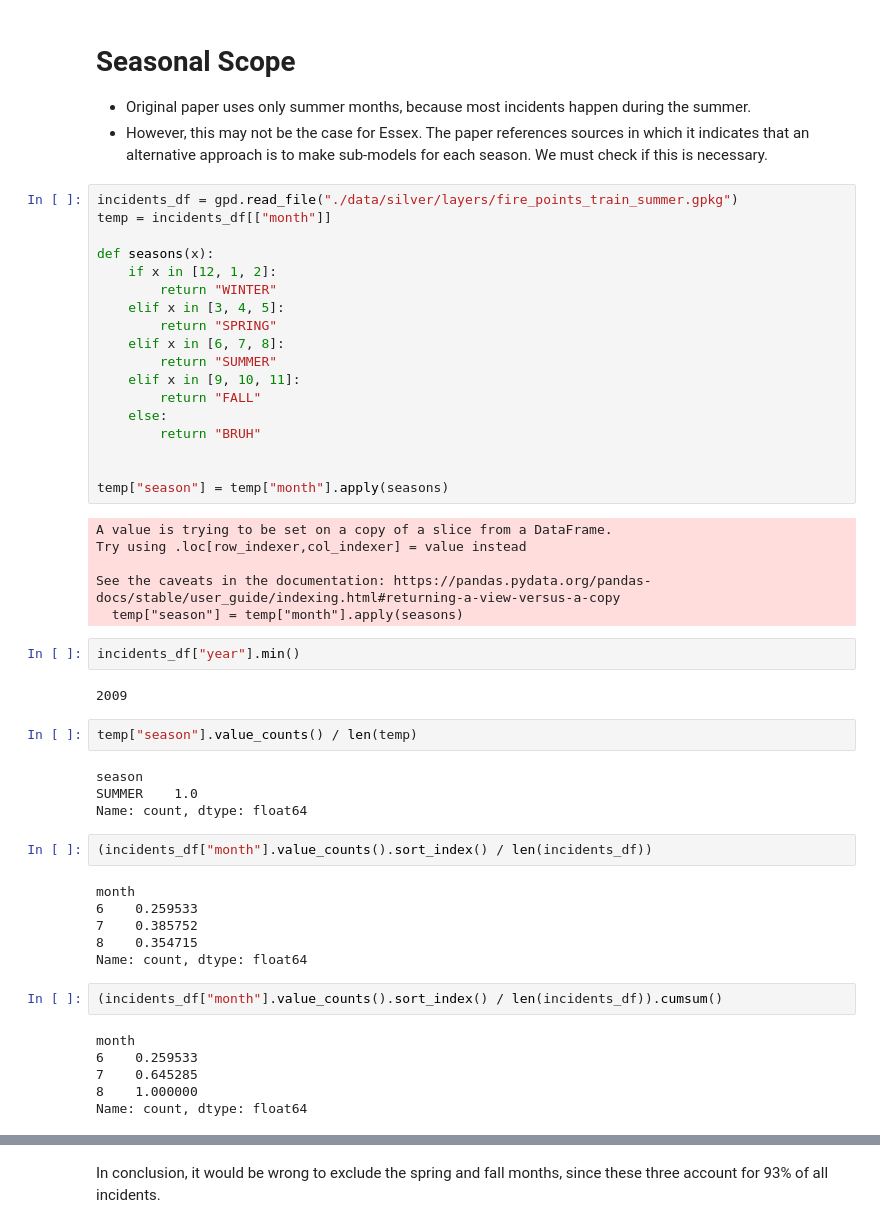
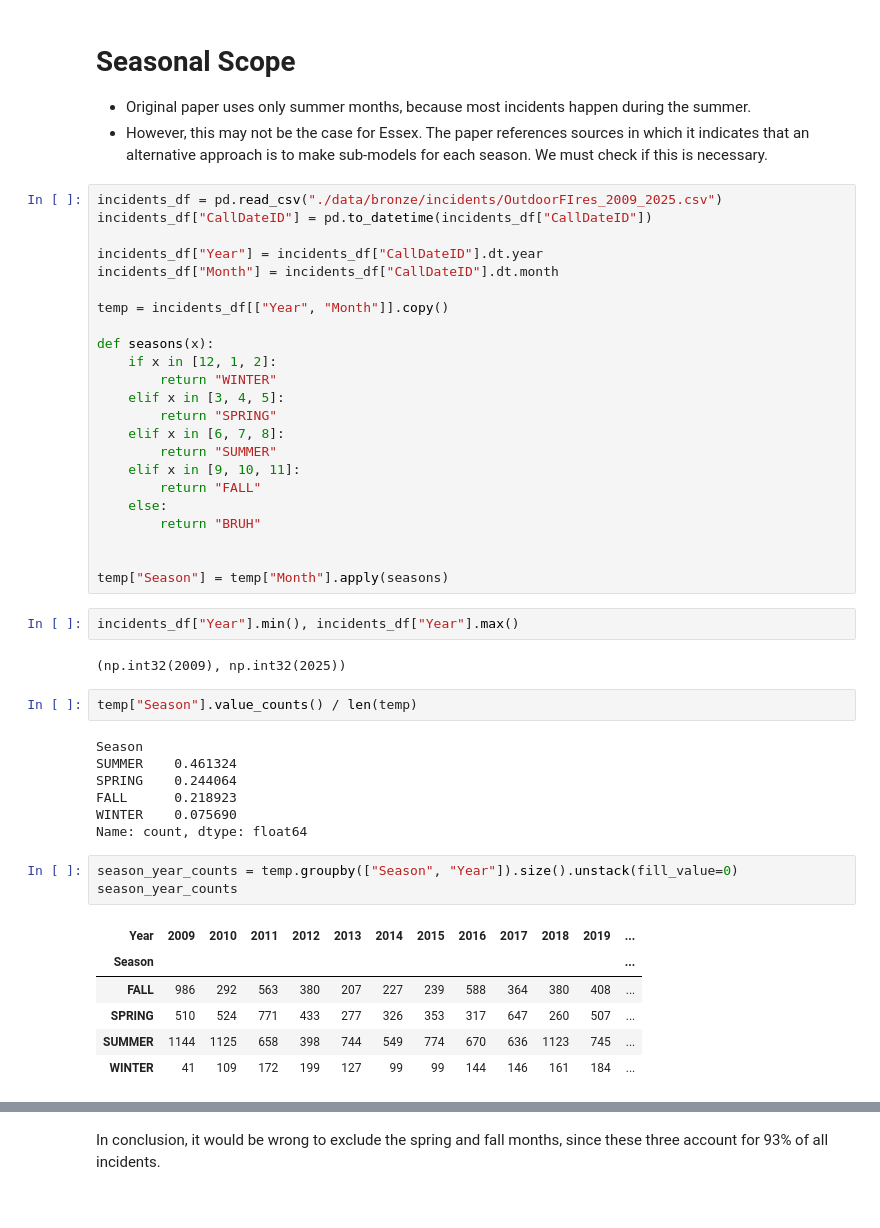
Before and after one commit to Racoo203/wildfire_risk_model, a Jupyter notebook: scripts/eda.ipynb, the cells around one changed output, grey strips where cells are left out. Cells and saved outputs as stored; diff of their text form.

```diff
--- a/scripts/eda.ipynb
+++ b/scripts/eda.ipynb
@@ -8,8 +8,13 @@ import seaborn as sns
 - Original paper uses only summer months, because most incidents happen during the summer.
 - However, this may not be the case for Essex. The paper references sources in which it indicates that an alternative approach is to make sub-models for each season. We must check if this is necessary.
 # %%
-incidents_df = gpd.read_file("./data/silver/layers/fire_points_train_summer.gpkg")
-temp = incidents_df[["month"]]
+incidents_df = pd.read_csv("./data/bronze/incidents/OutdoorFIres_2009_2025.csv")
+incidents_df["CallDateID"] = pd.to_datetime(incidents_df["CallDateID"])
+
+incidents_df["Year"] = incidents_df["CallDateID"].dt.year
+incidents_df["Month"] = incidents_df["CallDateID"].dt.month
+
+temp = incidents_df[["Year", "Month"]].copy()
 
 def seasons(x):
     if x in [12, 1, 2]:
@@ -24,36 +29,27 @@ def seasons(x):
         return "BRUH"
 
 
-temp["season"] = temp["month"].apply(seasons)
+temp["Season"] = temp["Month"].apply(seasons)
-# %% [output]
-A value is trying to be set on a copy of a slice from a DataFrame.
-Try using .loc[row_indexer,col_indexer] = value instead
-
-See the caveats in the documentation: https://pandas.pydata.org/pandas-docs/stable/user_guide/indexing.html#returning-a-view-versus-a-copy
-  temp["season"] = temp["month"].apply(seasons)
 # %%
-incidents_df["year"].min()
+incidents_df["Year"].min(), incidents_df["Year"].max()
 # %% [output]
-2009
+(np.int32(2009), np.int32(2025))
 # %%
-temp["season"].value_counts() / len(temp)
+temp["Season"].value_counts() / len(temp)
 # %% [output]
-season
-SUMMER    1.0
+Season
+SUMMER    0.461324
+SPRING    0.244064
+FALL      0.218923
+WINTER    0.075690
 Name: count, dtype: float64
-# %%
-(incidents_df["month"].value_counts().sort_index() / len(incidents_df))
-# %% [output]
-month
-6    0.259533
-7    0.385752
-8    0.354715
-Name: count, dtype: float64
-# %%
-(incidents_df["month"].value_counts().sort_index() / len(incidents_df)).cumsum()
-# %% [output]
-month
-6    0.259533
-7    0.645285
-8    1.000000
-Name: count, dtype: float64
+# %%
+season_year_counts = temp.groupby(["Season", "Year"]).size().unstack(fill_value=0)
+season_year_counts
+# %% [output]
+| Year | 2009 | 2010 | 2011 | 2012 | 2013 | 2014 | 2015 | 2016 | 2017 | 2018 | 2019 | ... |
+| Season |  |  |  |  |  |  |  |  |  |  |  | ... |
+| FALL | 986 | 292 | 563 | 380 | 207 | 227 | 239 | 588 | 364 | 380 | 408 | ... |
+| SPRING | 510 | 524 | 771 | 433 | 277 | 326 | 353 | 317 | 647 | 260 | 507 | ... |
+| SUMMER | 1144 | 1125 | 658 | 398 | 744 | 549 | 774 | 670 | 636 | 1123 | 745 | ... |
+| WINTER | 41 | 109 | 172 | 199 | 127 | 99 | 99 | 144 | 146 | 161 | 184 | ... |
```
Also changed, not shown: parts of 11 cells of this notebook, 10 other files.
